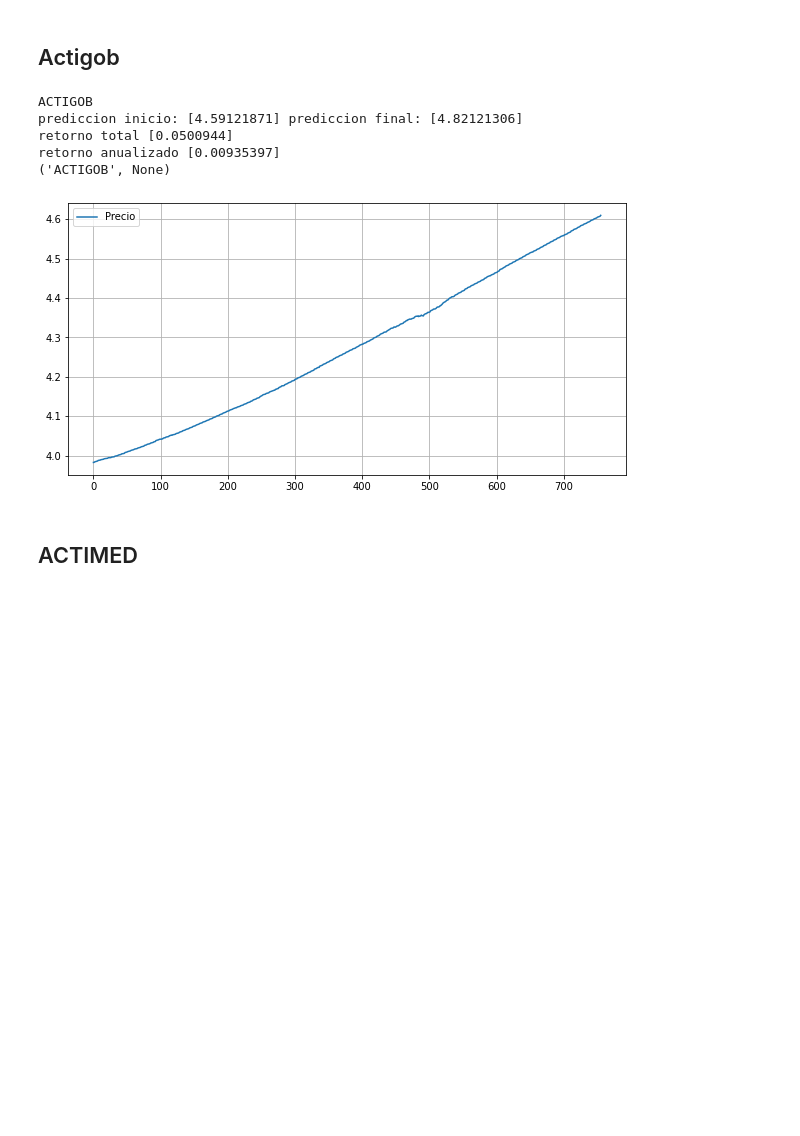
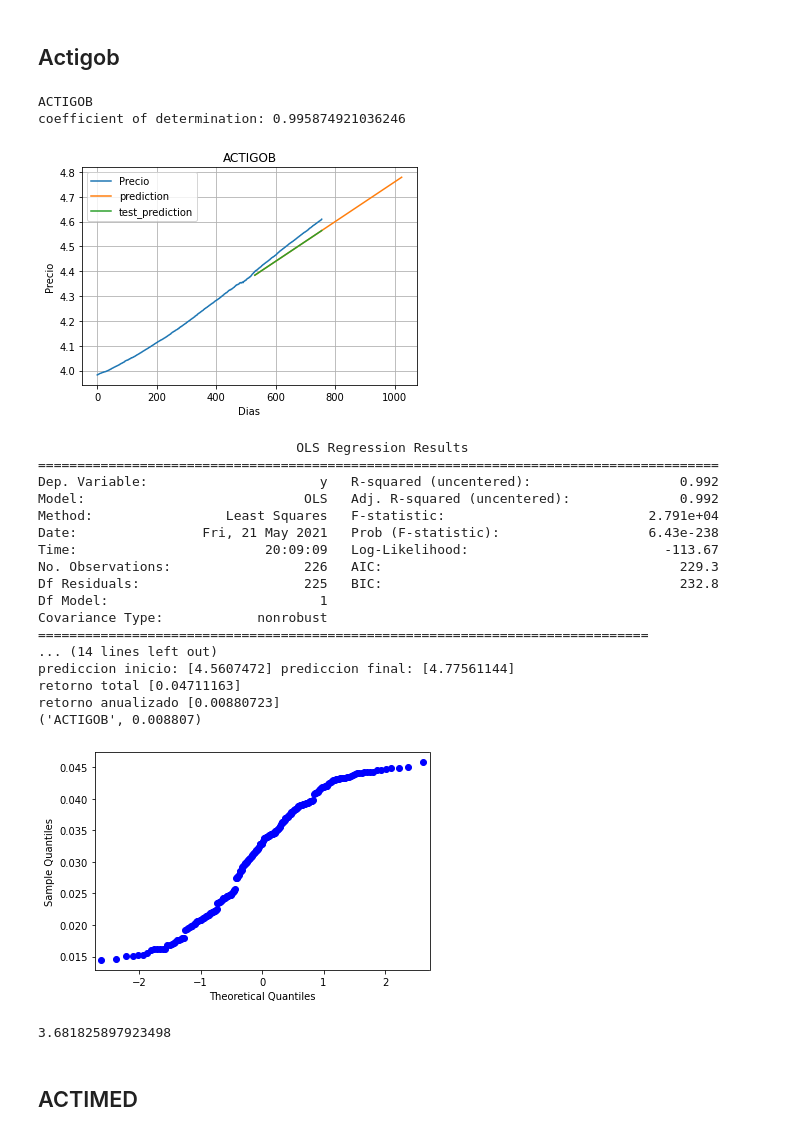
Before and after one commit to UlmoMacias/proyecto1704, a Jupyter notebook: main.ipynb, the cells around one changed output. Saved outputs shown, nothing was run; the diff lists cells and outputs as text; code cells hidden in the pictures; blank space fills up the shorter version.

```diff
--- a/main.ipynb
+++ b/main.ipynb
@@ -102,23 +148,52 @@ def regresion_Lineal(emisora):
 ## Actigob
 # %%
 emisora = emisoras[0]
-model = regresion_Lineal(emisora)
+model1 = regresion_Lineal(emisora)
+model = model1[0]
+vect = model1[1]
+n = model1[2]
+print("Error estandar: ",math.sqrt( sum(reg)*1)/ (n -2) )
 
 inicio = model.predict([[751]])
 fin = model.predict([[751 + (365-96)]])
 print('prediccion inicio:', inicio, "prediccion final:", fin)
 
 
 ret = retorno_annualizado(inicio,fin)
 emisoras[0] = ("ACTIGOB",ret)
 print(emisora)
+
+qqplot(vect)
+
+plt.show()
+
+a = list(map(lambda x: x - np.mean(vect), vect) )
+a = list(map(lambda x: x / np.std(vect), vect) )
+
+np.quantile(a,0.5)
 # %% [output]
 ACTIGOB
-prediccion inicio: [4.59121871] prediccion final: [4.82121306]
-retorno total [0.0500944]
-retorno anualizado [0.00935397]
-('ACTIGOB', None)
+coefficient of determination: 0.995874921036246
-[figure, old version]
+[figure, new version]
+                                 OLS Regression Results
+=======================================================================================
+Dep. Variable:                      y   R-squared (uncentered):                   0.992
+Model:                            OLS   Adj. R-squared (uncentered):              0.992
+Method:                 Least Squares   F-statistic:                          2.791e+04
+Date:                Fri, 21 May 2021   Prob (F-statistic):                   6.43e-238
+Time:                        20:09:09   Log-Likelihood:                         -113.67
+No. Observations:                 226   AIC:                                      229.3
+Df Residuals:                     225   BIC:                                      232.8
+Df Model:                           1
+Covariance Type:            nonrobust
+==============================================================================
+... (14 lines left out)
+prediccion inicio: [4.5607472] prediccion final: [4.77561144]
+retorno total [0.04711163]
+retorno anualizado [0.00880723]
+('ACTIGOB', 0.008807)
+[figure, added]
+3.681825897923498
 # %% [markdown]
 ## ACTIMED
 # %%
```
Also changed, not shown: parts of 7 cells of this notebook.
